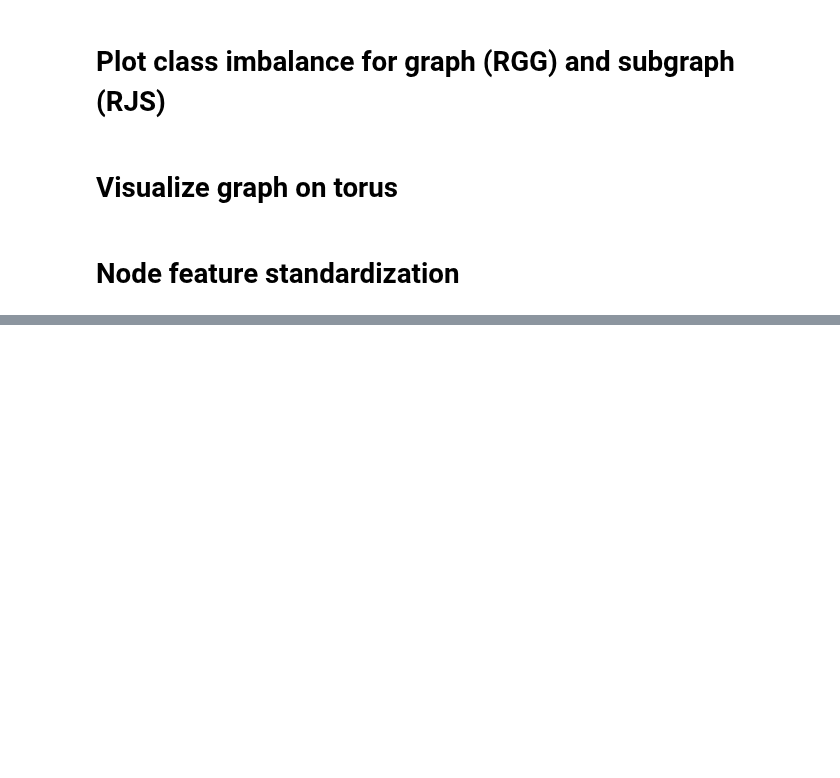
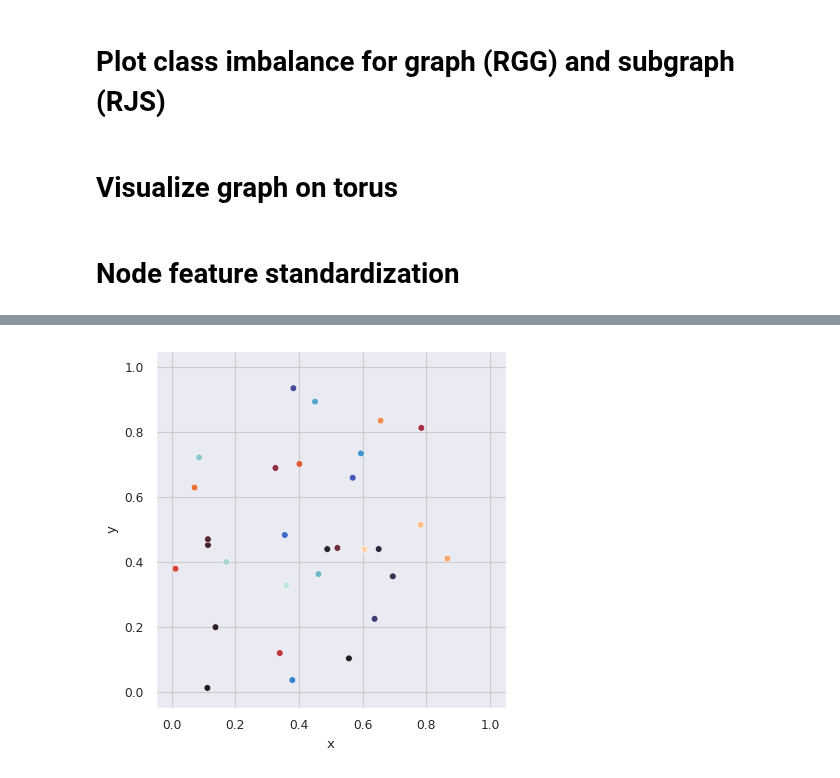
Before and after one commit to HydrofinLoewenherz/embedding-eval-framework, a Jupyter notebook: notebooks/graphs.ipynb, the cells around one changed output, grey strips where cells are left out. Drawn from its saved outputs; the diff is of its cells as text; code cells hidden in the pictures; blank space fills up the shorter version.

```diff
--- a/notebooks/graphs.ipynb
+++ b/notebooks/graphs.ipynb
@@ -515,0 +540,28 @@ print(
+# %%
+# the perfect embedding
+fig_size = 4
+fig, ax = plt.subplots(
+    figsize=(fig_size, fig_size)
+)
+
+features = list(graph.nodes(data="feature"))
+data = pd.DataFrame({
+    "x": [x for (_, (x, _)) in features],
+    "y": [y for (_, (_, y)) in features],
+    "hue": range(len(features))
+})
+g = sns.scatterplot(
+    data=data,
+    x="x",
+    y="y",
+    hue="hue",
+    ax=ax,
+    palette="icefire",
+    legend=False
+)
+g.set(ylim=(-0.05, 1.05), xlim=(-0.05, 1.05))
+
+plt.tight_layout(pad=0)
+plt.savefig("./out/ge_embedding.pdf")
+# %% [output]
+[figure, added]
```
Also changed, not shown: parts of 16 cells of this notebook, 9 other files.
